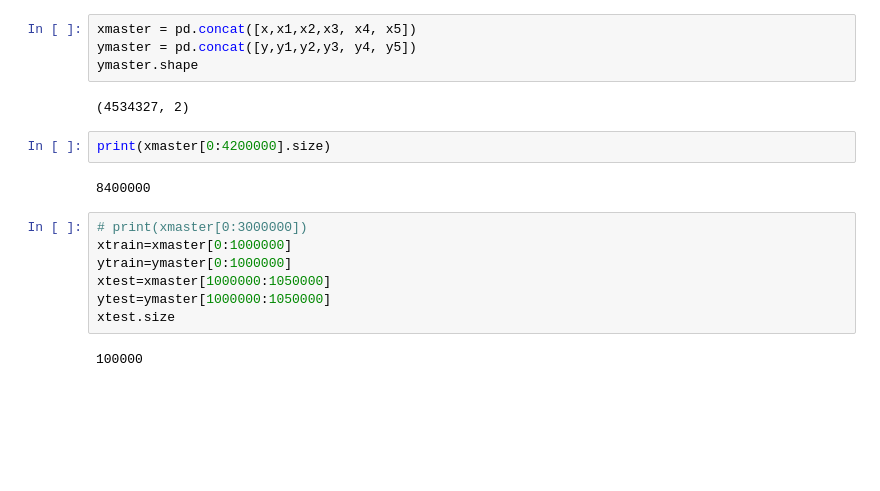
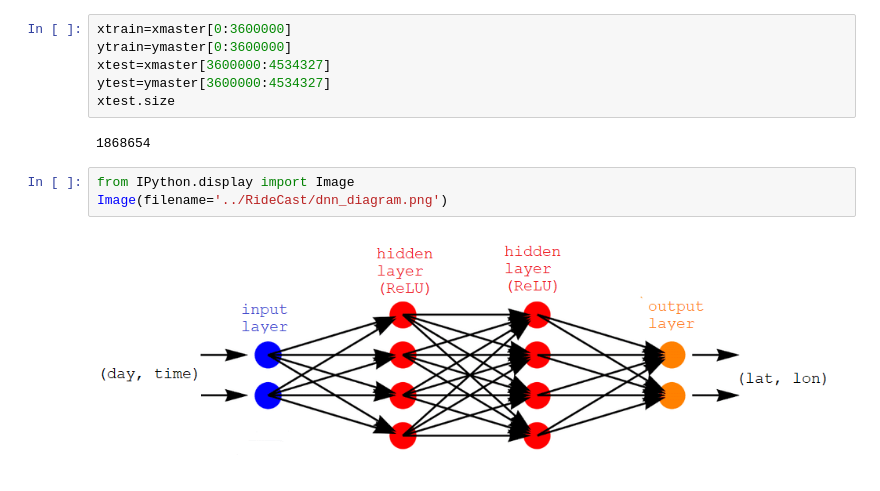
Before and after one commit to alexjwang/RideCast, a Jupyter notebook: DNN.ipynb, the cells around one changed output. Saved outputs shown, nothing was run; the diff lists cells and outputs as text; blank space fills up the shorter version.

```diff
--- a/DNN.ipynb
+++ b/DNN.ipynb
@@ -133,22 +44,16 @@ print(y5.size)
-# %%
-xmaster = pd.concat([x,x1,x2,x3, x4, x5])
-ymaster = pd.concat([y,y1,y2,y3, y4, y5])
-ymaster.shape
-# %% [output]
-(4534327, 2)
-# %%
-print(xmaster[0:4200000].size)
-# %% [output]
-8400000
 # %%
-# print(xmaster[0:3000000])
-xtrain=xmaster[0:1000000]
-ytrain=ymaster[0:1000000]
-xtest=xmaster[1000000:1050000]
-ytest=ymaster[1000000:1050000]
+xtrain=xmaster[0:3600000]
+ytrain=ymaster[0:3600000]
+xtest=xmaster[3600000:4534327]
+ytest=ymaster[3600000:4534327]
 xtest.size
 # %% [output]
-100000
+1868654
+# %%
+from IPython.display import Image
+Image(filename='../RideCast/dnn_diagram.png')
+# %% [output]
+[figure, added]
 # %%
 from __future__ import print_function
 from keras.layers import Input, Concatenate, Dense, Activation, LSTM, Embedding
```
Also changed, not shown: parts of 12 cells of this notebook, 2 other files.
